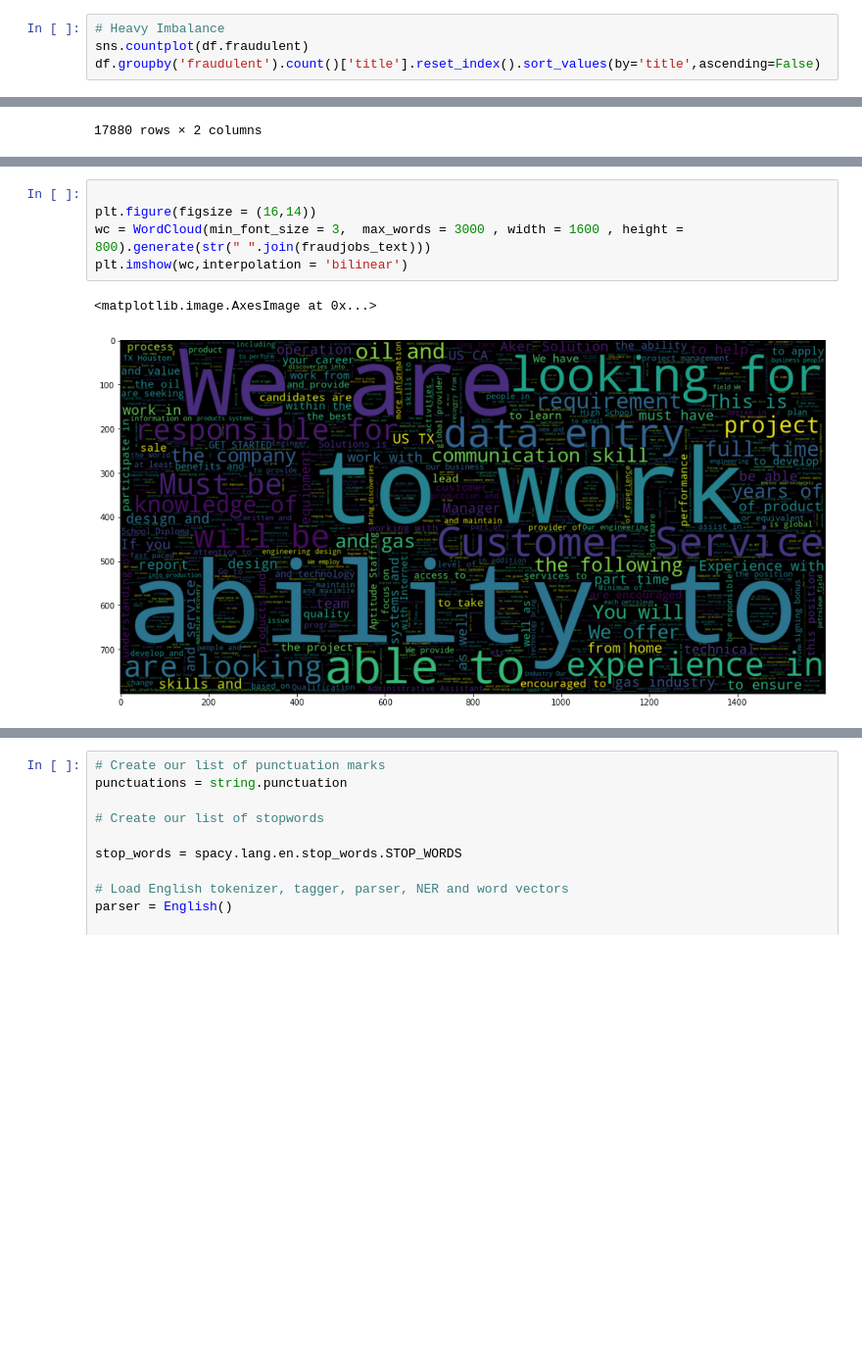
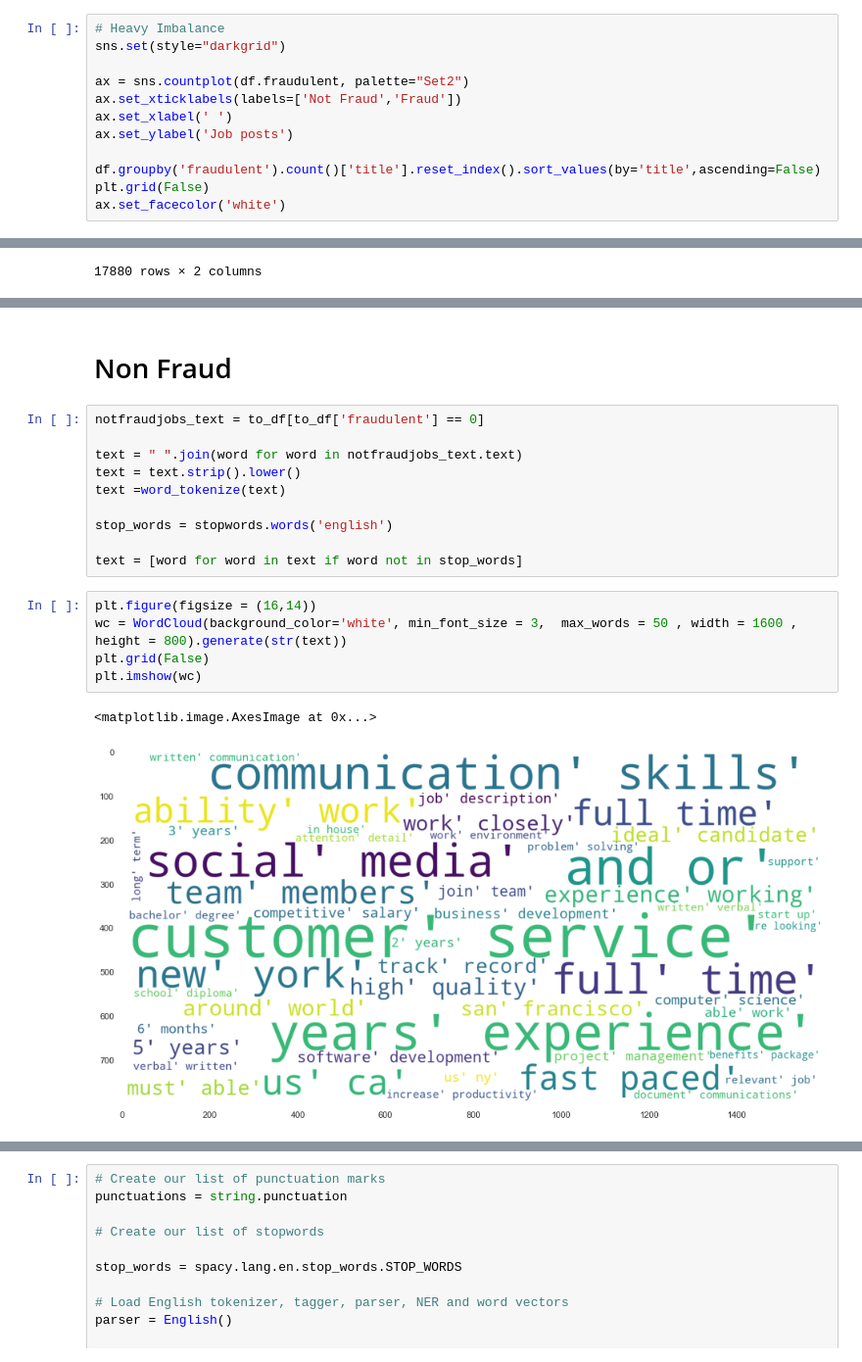
Before and after one commit to SeanBackstrom/Is_The_Job_Posting_Fraud_or_not, a Jupyter notebook: unit-2-build.ipynb, the cells around one changed output, grey strips where cells are left out. Shown at 98% size. Drawn from its saved outputs; the diff is of its cells as text; blank space fills up the shorter version.

```diff
--- a/unit-2-build.ipynb
+++ b/unit-2-build.ipynb
@@ -177,5 +146,13 @@ warnings.filterwarnings("ignore")
 # %%
 # Heavy Imbalance
-sns.countplot(df.fraudulent)
+sns.set(style="darkgrid")
+
+ax = sns.countplot(df.fraudulent, palette="Set2")
+ax.set_xticklabels(labels=['Not Fraud','Fraud'])
+ax.set_xlabel(' ')
+ax.set_ylabel('Job posts')
+
 df.groupby('fraudulent').count()['title'].reset_index().sort_values(by='title',ascending=False)
+plt.grid(False)
+ax.set_facecolor('white')
 # %% [output]
@@ -316,8 +306,20 @@ First ten stop words: ['make', 'elsewhere', 'beyond', 'every', 'hers', 'other',
+# %% [markdown]
+# Non Fraud
+# %%
+notfraudjobs_text = to_df[to_df['fraudulent'] == 0]
+
+text = " ".join(word for word in notfraudjobs_text.text)
+text = text.strip().lower()
+text =word_tokenize(text)
+
+stop_words = stopwords.words('english')
+
+text = [word for word in text if word not in stop_words]
 # %%
-
 plt.figure(figsize = (16,14))
-wc = WordCloud(min_font_size = 3,  max_words = 3000 , width = 1600 , height = 800).generate(str(" ".join(fraudjobs_text)))
-plt.imshow(wc,interpolation = 'bilinear')
+wc = WordCloud(background_color='white', min_font_size = 3,  max_words = 50 , width = 1600 , height = 800).generate(str(text))
+plt.grid(False)
+plt.imshow(wc)
 # %% [output]
 <matplotlib.image.AxesImage at 0x...>
-[figure, old version]
+[figure, new version]
```
Also changed, not shown: parts of 74 cells of this notebook.
